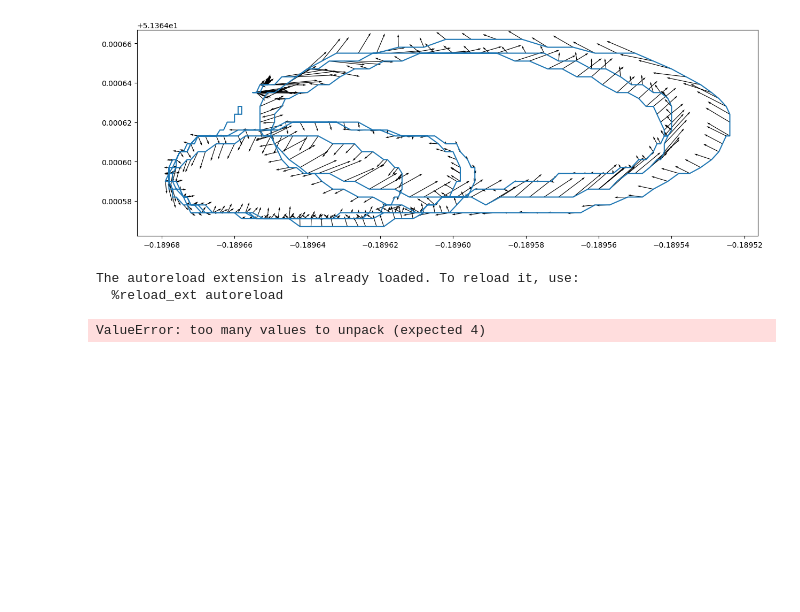
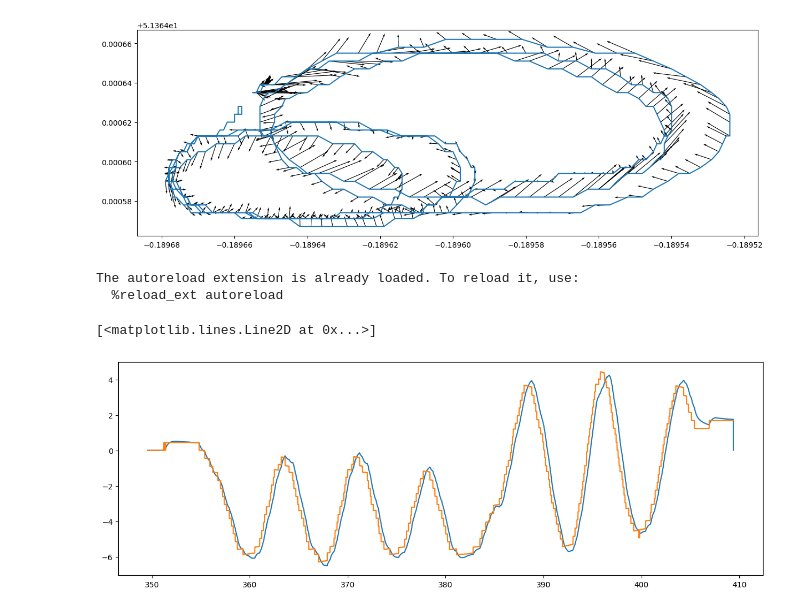
Before and after one commit to SGSVertigo/vertigo-python, a Jupyter notebook: Plot.ipynb, the cells around one changed output. Cells and saved outputs as stored; diff of their text form; code cells hidden in the pictures; blank space fills up the shorter version.

Commit message:
Working filter

```diff
--- a/Plot.ipynb
+++ b/Plot.ipynb
@@ -154,8 +154,9 @@ filter.process()
 The autoreload extension is already loaded. To reload it, use:
   %reload_ext autoreload
 # %%
-(north,east,down,) = filter.result()
-plt.plot(filter.imutime,result[0])
+(north,east,down,_,_,_,_,_,_) = filter.result()
+plt.plot(filter.imutime,north)
 plt.plot(filter.imutime,filter.northings)
 # %% [output]
-ValueError: too many values to unpack (expected 4)
+[<matplotlib.lines.Line2D at 0x...>]
+[figure, added]
```
Also changed, not shown: 1 other file.
